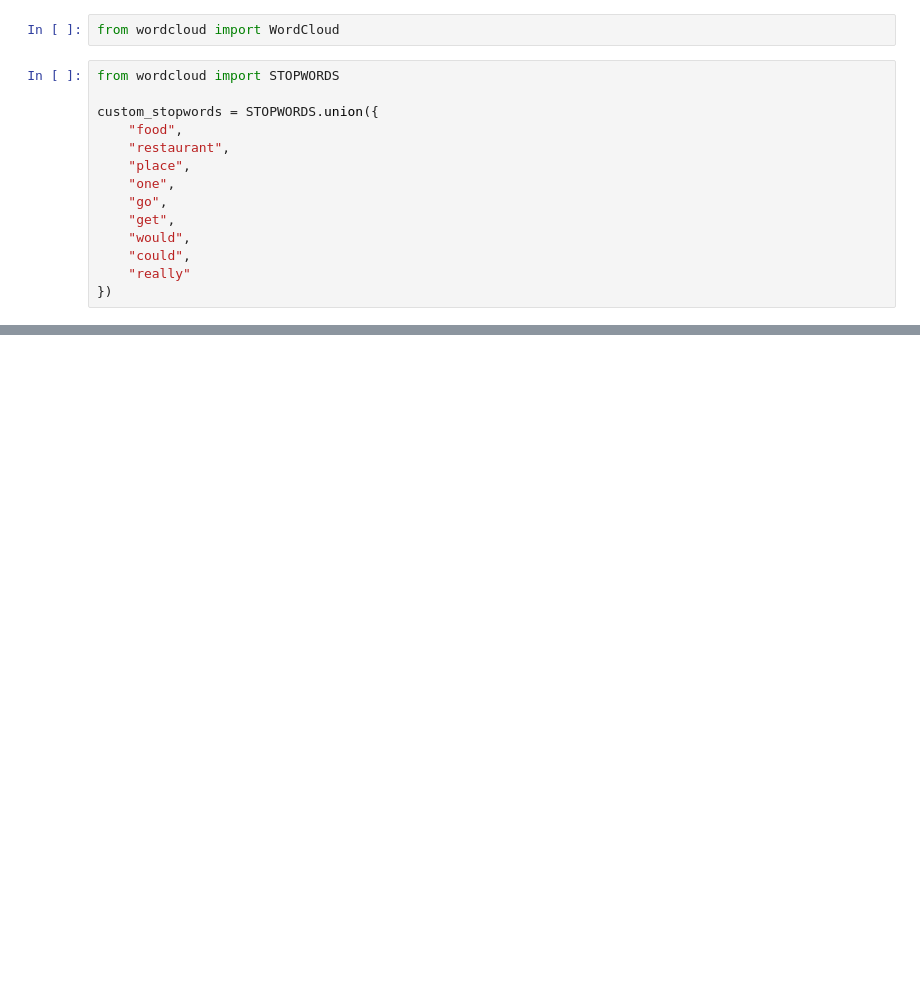
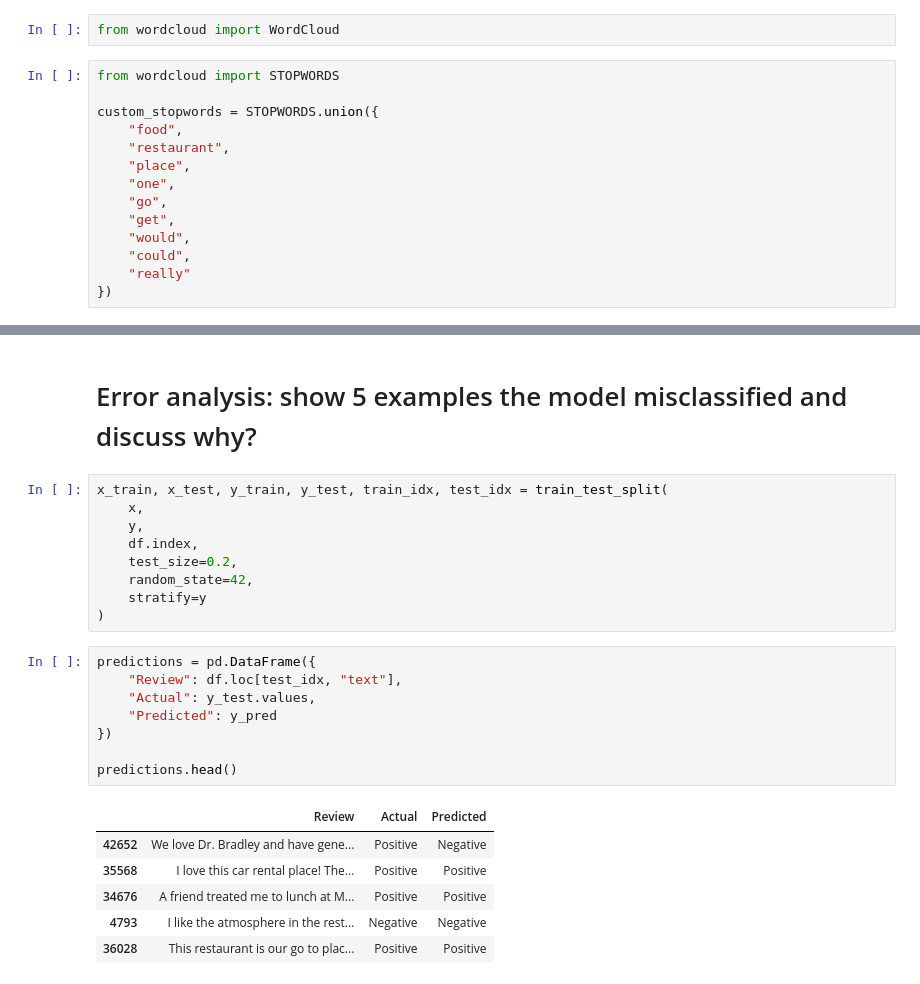
Before and after one commit to krishnadeshmukh666/OIBSIP, a Jupyter notebook: Task 4-Sentiment Analysis/analysis.ipynb, the cells around one changed output, grey strips where cells are left out. Drawn from its saved outputs; the diff is of its cells as text; blank space fills up the shorter version.

```diff
--- a/Task 4-Sentiment Analysis/analysis.ipynb
+++ b/Task 4-Sentiment Analysis/analysis.ipynb
@@ -579,0 +562,26 @@ plt.show()
+# %% [markdown]
+# Error analysis: show 5 examples the model misclassified and discuss why?
+# %%
+x_train, x_test, y_train, y_test, train_idx, test_idx = train_test_split(
+    x,
+    y,
+    df.index,
+    test_size=0.2,
+    random_state=42,
+    stratify=y
+)
+# %%
+predictions = pd.DataFrame({
+    "Review": df.loc[test_idx, "text"],
+    "Actual": y_test.values,
+    "Predicted": y_pred
+})
+
+predictions.head()
+# %% [output]
+|  | Review | Actual | Predicted |
+| 42652 | We love Dr. Bradley and have gene... | Positive | Negative |
+| 35568 | I love this car rental place! The... | Positive | Positive |
+| 34676 | A friend treated me to lunch at M... | Positive | Positive |
+| 4793 | I like the atmosphere in the rest... | Negative | Negative |
+| 36028 | This restaurant is our go to plac... | Positive | Positive |
```
Also changed, not shown: parts of 35 cells of this notebook.
